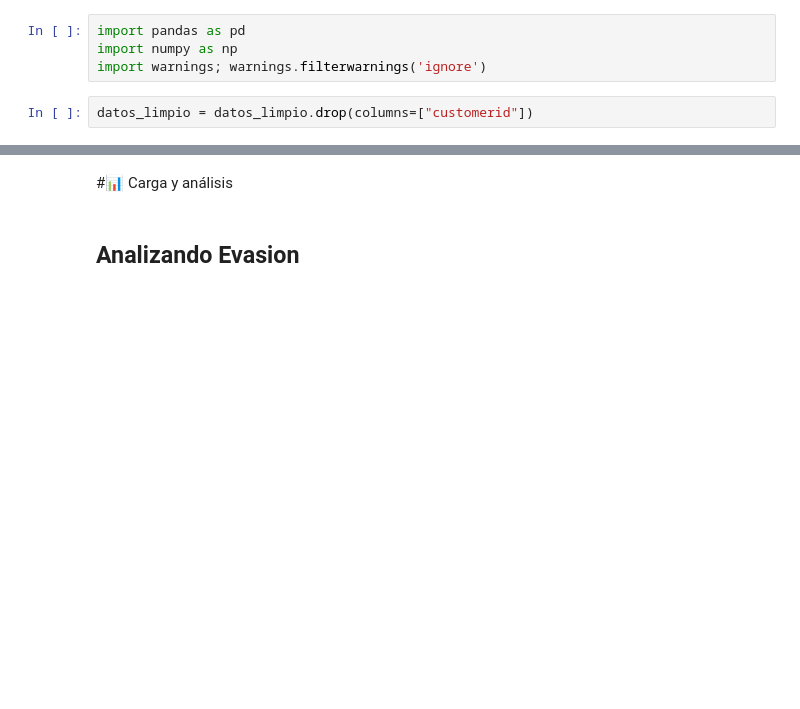
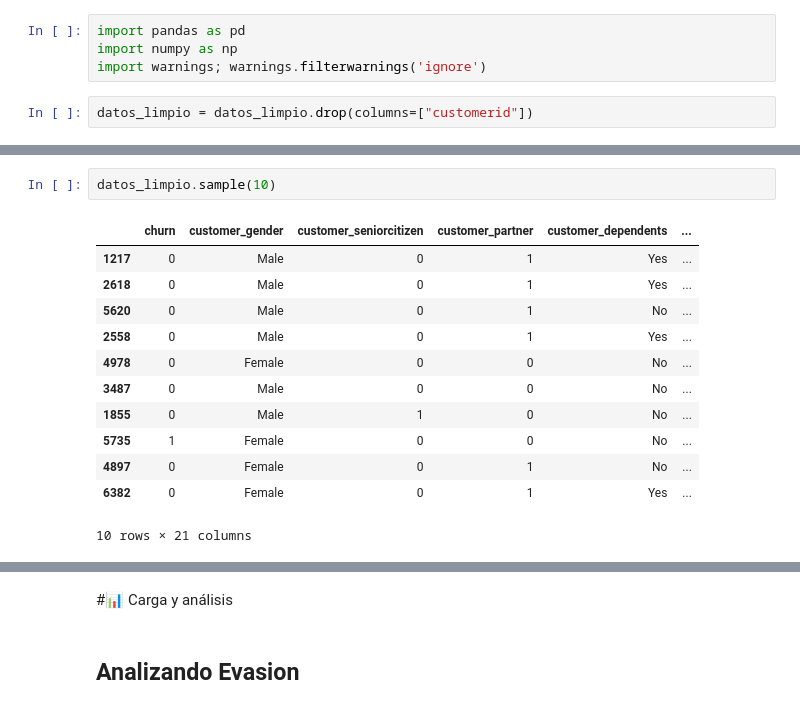
Before and after one commit to d4vid2025/challenge3-data-science-LATAM-, a Jupyter notebook: Copy_of_TelecomX_LATAM.ipynb, the cells around one changed output, grey strips where cells are left out. Drawn from its saved outputs; the diff is of its cells as text; blank space fills up the shorter version.

```diff
--- a/Copy_of_TelecomX_LATAM.ipynb
+++ b/Copy_of_TelecomX_LATAM.ipynb
@@ -402,0 +426,15 @@ datos_limpio.sample(10)
+# %%
+datos_limpio.sample(10)
+# %% [output]
+|  | churn | customer_gender | customer_seniorcitizen | customer_partner | customer_dependents | ... |
+| 1217 | 0 | Male | 0 | 1 | Yes | ... |
+| 2618 | 0 | Male | 0 | 1 | Yes | ... |
+| 5620 | 0 | Male | 0 | 1 | No | ... |
+| 2558 | 0 | Male | 0 | 1 | Yes | ... |
+| 4978 | 0 | Female | 0 | 0 | No | ... |
+| 3487 | 0 | Male | 0 | 0 | No | ... |
+| 1855 | 0 | Male | 1 | 0 | No | ... |
+| 5735 | 1 | Female | 0 | 0 | No | ... |
+| 4897 | 0 | Female | 0 | 1 | No | ... |
+| 6382 | 0 | Female | 0 | 1 | Yes | ... |
+10 rows × 21 columns
```
Also changed, not shown: parts of 13 cells of this notebook.
